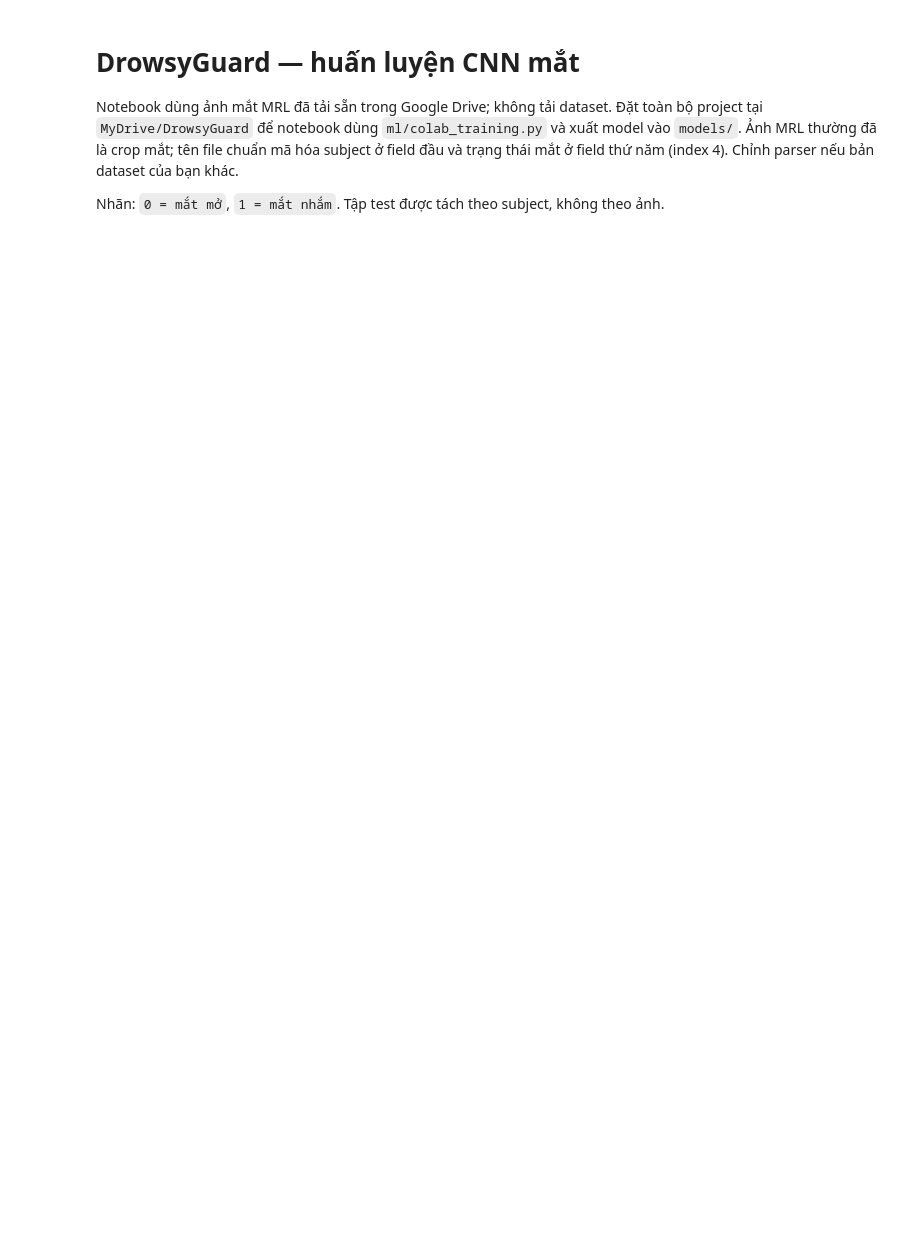
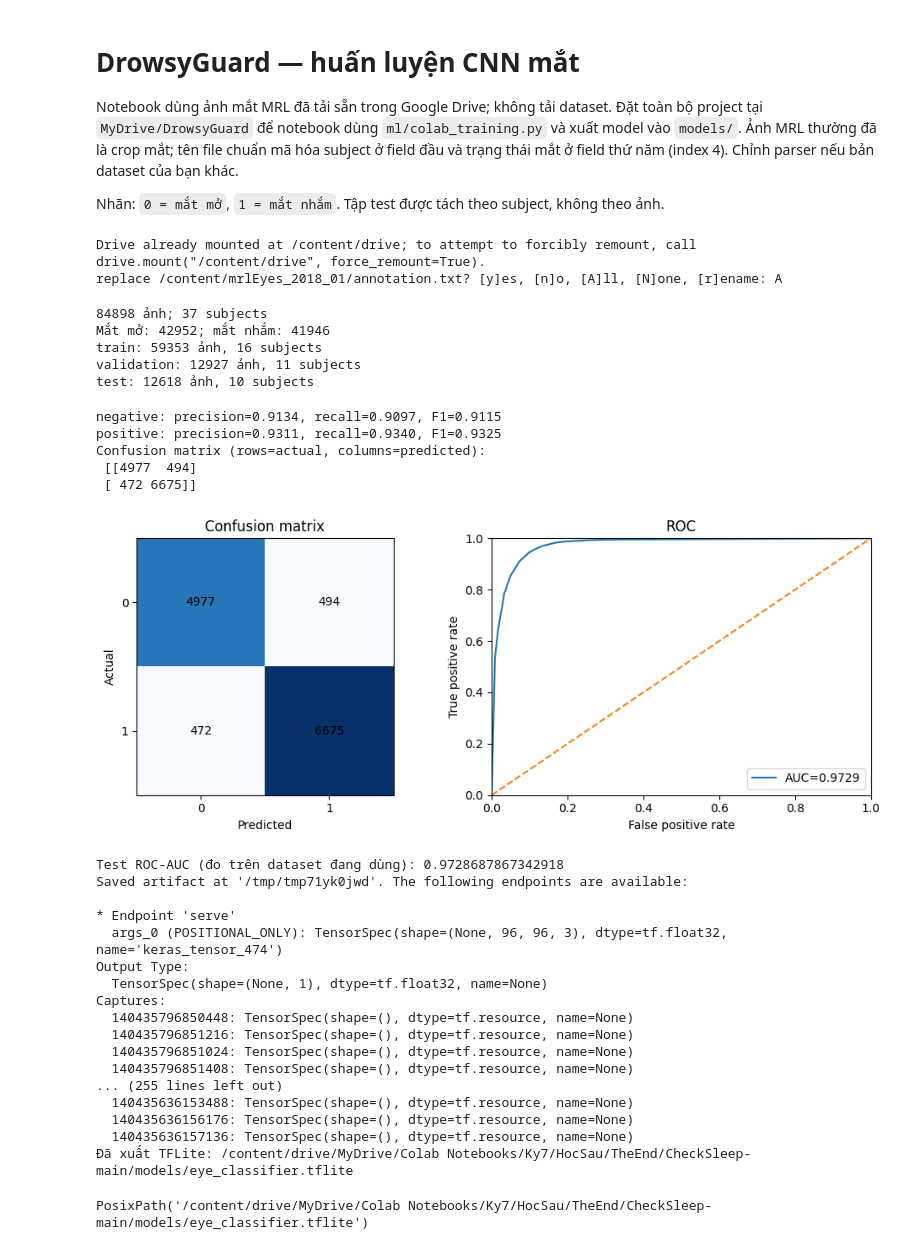
Before and after one commit to TranBLong/CheckSleep, a Jupyter notebook: ml/train_eye_cnn.ipynb, the cells around one changed output. Drawn from its saved outputs; the diff is of its cells as text; code cells hidden in the pictures; blank space fills up the shorter version.

Commit message:
Cap nhat lai de training2

```diff
--- a/ml/train_eye_cnn.ipynb
+++ b/ml/train_eye_cnn.ipynb
@@ -4,13 +4,18 @@
 Notebook dùng ảnh mắt MRL đã tải sẵn trong Google Drive; không tải dataset. Đặt toàn bộ project tại `MyDrive/DrowsyGuard` để notebook dùng `ml/colab_training.py` và xuất model vào `models/`. Ảnh MRL thường đã là crop mắt; tên file chuẩn mã hóa subject ở field đầu và trạng thái mắt ở field thứ năm (index 4). Chỉnh parser nếu bản dataset của bạn khác.
 
 Nhãn: `0 = mắt mở`, `1 = mắt nhắm`. Tập test được tách theo subject, không theo ảnh.
+# %%
+from google.colab import drive
+drive.mount("/content/drive")
+
+!unzip -q "/content/drive/MyDrive/Colab Notebooks/Ky7/HocSau/TheEnd/datasets/mrlEyes_2018_01.zip" -d /content
+# %% [output]
+Drive already mounted at /content/drive; to attempt to forcibly remount, call drive.mount("/content/drive", force_remount=True).
+replace /content/mrlEyes_2018_01/annotation.txt? [y]es, [n]o, [A]ll, [N]one, [r]ename: A
 # %%
-from google.colab import drive
-drive.mount('/content/drive')
-
 from pathlib import Path
 import sys
-PROJECT_ROOT = Path('/content/drive/MyDrive/DrowsyGuard')
+PROJECT_ROOT = Path('/content/drive/MyDrive/Colab Notebooks/Ky7/HocSau/TheEnd/CheckSleep-main')
 if not (PROJECT_ROOT / 'ml' / 'colab_training.py').is_file():
     raise FileNotFoundError('Hãy đặt/copy project DrowsyGuard vào MyDrive/DrowsyGuard.')
 sys.path.insert(0, str(PROJECT_ROOT))
@@ -20,7 +25,7 @@ from ml.colab_training import (
 )
 # %%
 # Chỉnh đường dẫn sau khi giải nén dataset trong Drive.
-DATASET_ROOT = Path('/content/drive/MyDrive/datasets/MRL_Eye')
+DATASET_ROOT = Path("/content/mrlEyes_2018_01")
 MRL_STATE_FIELD_INDEX = 4
 MRL_CLOSED_VALUE = '0'
 MRL_OPEN_VALUE = '1'
@@ -39,4 +44,42 @@ for name, split in [('train', train_records), ('validation', validation_records)
 assert not ({x.subject_id for x in train_records} & {x.subject_id for x in validation_records})
 assert not ({x.subject_id for x in train_records} & {x.subject_id for x in test_records})
 assert not ({x.subject_id for x in validation_records} & {x.subject_id for x in test_records})
+# %% [output]
+84898 ảnh; 37 subjects
+Mắt mở: 42952; mắt nhắm: 41946
+train: 59353 ảnh, 16 subjects
+validation: 12927 ảnh, 11 subjects
+test: 12618 ảnh, 10 subjects
+# %%
+import numpy as np
+np.trapz = np.trapezoid   # vá tạm cho phiên hiện tại
+
+confusion_matrix, roc_auc = report_binary_metrics(model, test_ds)
+print('Test ROC-AUC (đo trên dataset đang dùng):', roc_auc)
+export_tflite(model, PROJECT_ROOT / 'models' / 'eye_classifier.tflite')
+# %% [output]
+negative: precision=0.9134, recall=0.9097, F1=0.9115
+positive: precision=0.9311, recall=0.9340, F1=0.9325
+Confusion matrix (rows=actual, columns=predicted):
+ [[4977  494]
+ [ 472 6675]]
+[figure, added]
+Test ROC-AUC (đo trên dataset đang dùng): 0.9728687867342918
+Saved artifact at '/tmp/tmp71yk0jwd'. The following endpoints are available:
+
+* Endpoint 'serve'
+  args_0 (POSITIONAL_ONLY): TensorSpec(shape=(None, 96, 96, 3), dtype=tf.float32, name='keras_tensor_474')
+Output Type:
+  TensorSpec(shape=(None, 1), dtype=tf.float32, name=None)
+Captures:
+  140435796850448: TensorSpec(shape=(), dtype=tf.resource, name=None)
+  140435796851216: TensorSpec(shape=(), dtype=tf.resource, name=None)
+  140435796851024: TensorSpec(shape=(), dtype=tf.resource, name=None)
+  140435796851408: TensorSpec(shape=(), dtype=tf.resource, name=None)
+... (255 lines left out)
+  140435636153488: TensorSpec(shape=(), dtype=tf.resource, name=None)
+  140435636156176: TensorSpec(shape=(), dtype=tf.resource, name=None)
+  140435636157136: TensorSpec(shape=(), dtype=tf.resource, name=None)
+Đã xuất TFLite: /content/drive/MyDrive/Colab Notebooks/Ky7/HocSau/TheEnd/CheckSleep-main/models/eye_classifier.tflite
+PosixPath('/content/drive/MyDrive/Colab Notebooks/Ky7/HocSau/TheEnd/CheckSleep-main/models/eye_classifier.tflite')
 # %%
```
Also changed, not shown: parts of 1 cell of this notebook, 4 other files.
